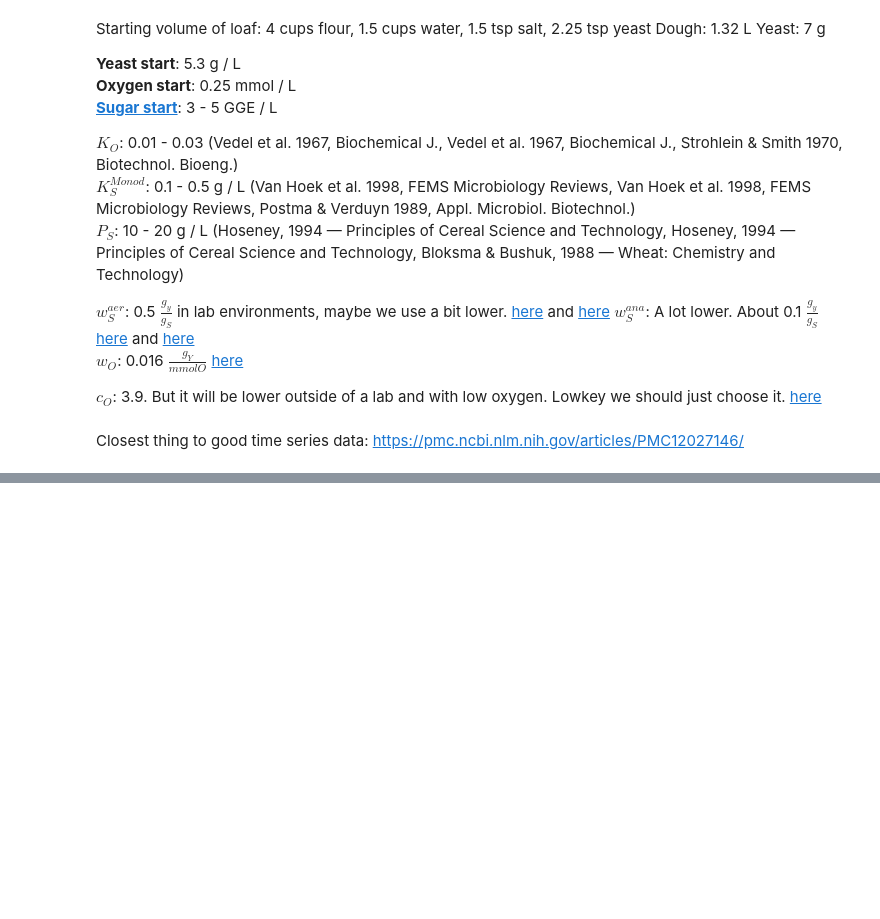
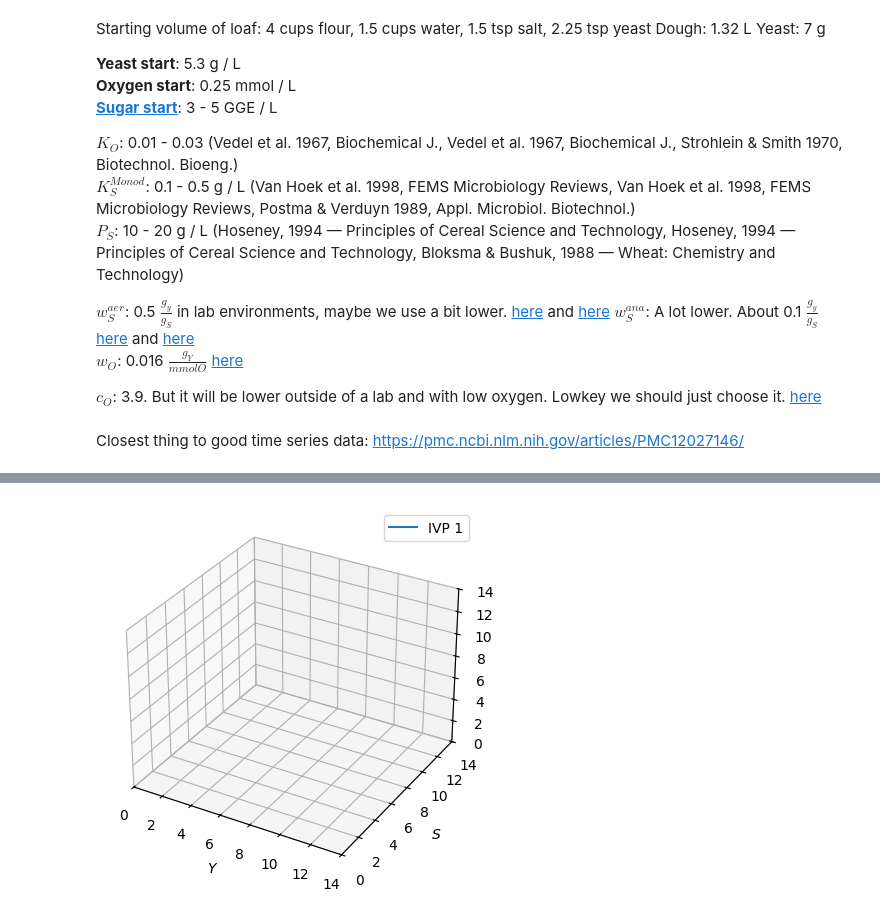
Before and after one commit to EthanPrimes/modeling_yeast_spread, a Jupyter notebook: mcrm_experiments.ipynb, the cells around one changed output, grey strips where cells are left out. Cells and saved outputs as stored; diff of their text form; code cells hidden in the pictures; blank space fills up the shorter version.

```diff
--- a/mcrm_experiments.ipynb
+++ b/mcrm_experiments.ipynb
@@ -218,0 +345,48 @@ https://pmc.ncbi.nlm.nih.gov/articles/PMC12027146/
+# %%
+# Create 3d plot
+fig = plt.figure()
+ax = fig.add_subplot(111, projection="3d")
+
+# Set axis limits so you can actually see the plot
+ax.set_zlim(0, 14)
+ax.set_ylim(0, 14)
+ax.set_xlim(0, 14)
+
+# Set axis labels
+ax.set_xlabel(r'$Y$')
+ax.set_ylabel(r'$S$')
+ax.set_zlabel(r'$C$')
+
+# Get two starting points by getting a random one, then perturbing it slightly
+Y_0, O_0, S_0, C_0 = 5.3, .25, 4, 0
+
+# Initialize empty lines
+line, = ax.plot([], [], [], label="IVP 1")
+
+# Initialize points (disguised as plots)
+point, = ax.plot([], [], [], marker=".")
+
+plt.legend()
+
+# Set t_eval and solve both equations, from both initial points
+t = np.linspace(0, 90, 360)
+sol = solve_ivp(ode, (0, 90), (Y_0, O_0, S_0, C_0), t_eval=t)
+
+def update(ts):
+    "Update each frame with one more step forward"
+    # For each line, update to show the solution in the slice from row 0 to row t
+    line.set_data_3d(sol.y[0, :ts], sol.y[2, :ts], sol.y[3, :ts])
+
+    # Update each 'point' to be the line connecting the current t point with the previous
+    point.set_data_3d(sol.y[0, ts-1:ts], sol.y[2, ts-1:ts], sol.y[3, ts-1:ts])
+
+    # Return updated lines and points
+    return line, point
+
+# Set ts to be indexing frames
+ts = np.array(range(3000))
+
+# Create and save animation!
+ani = animation.FuncAnimation(fig, update, frames=ts, interval=20, blit=False)
+# %% [output]
+[figure, added]
```
Also changed, not shown: parts of 8 cells of this notebook.
